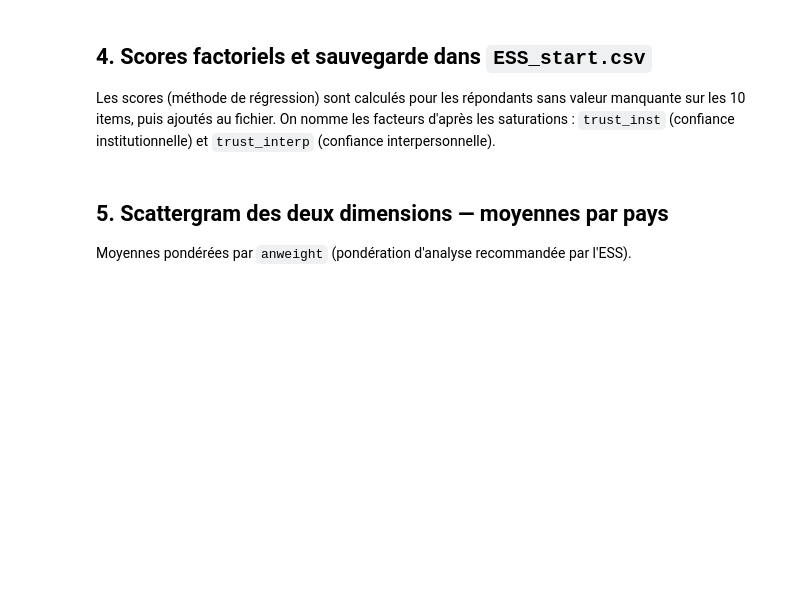
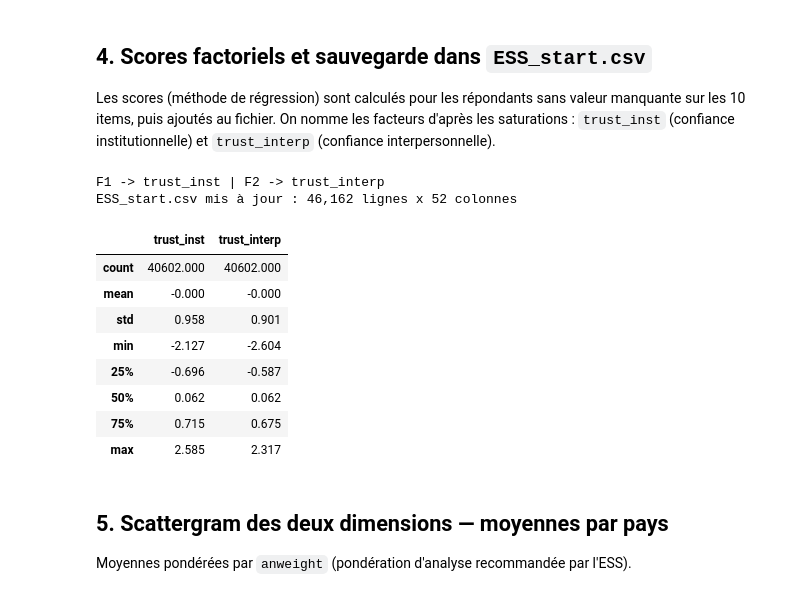
Before and after one commit to BenaventC/Master101_Nov2026, a Jupyter notebook: ESS11_confiance.ipynb, the cells around one changed output. Cells and saved outputs as stored; diff of their text form; code cells hidden in the pictures; blank space fills up the shorter version.

```diff
--- a/ESS11_confiance.ipynb
+++ b/ESS11_confiance.ipynb
@@ -36,7 +36,7 @@ from factor_analyzer.factor_analyzer import calculate_kmo, calculate_bartlett_sp
 import factor_analyzer.factor_analyzer as _fam
 _fam.check_array = _check_array
 
-df = pd.read_csv("ESS_start.csv")
+df = pd.read_csv("data/ESS_start.csv")
 
 trust_vars = [
     "ppltrst", "pplfair", "pplhlp",                       # interpersonnelle
@@ -122,20 +164,32 @@ Les scores (méthode de régression) sont calculés pour les répondants sans va
 # %%
 scores = fa.transform(X)
 
 # Identifier quel facteur est 'institutionnel' : celui qui sature le plus trstprl
 f_inst = loadings.loc["trstprl"].abs().idxmax()
 f_interp = "F2" if f_inst == "F1" else "F1"
 mapping = {f_inst: "trust_inst", f_interp: "trust_interp"}
 print(f"{f_inst} -> trust_inst | {f_interp} -> trust_interp")
 
 scores_df = pd.DataFrame(scores, index=X.index, columns=["F1", "F2"]).rename(columns=mapping)
 
 df["trust_inst"] = scores_df["trust_inst"]
 df["trust_interp"] = scores_df["trust_interp"]
 
-df.to_csv("ESS_start.csv", index=False)
+df.to_csv("data/ESS_start.csv", index=False)
 print(f"ESS_start.csv mis à jour : {df.shape[0]:,} lignes x {df.shape[1]} colonnes")
 df[["cntry", "trust_inst", "trust_interp"]].describe().round(3)
+# %% [output]
+F1 -> trust_inst | F2 -> trust_interp
+ESS_start.csv mis à jour : 46,162 lignes x 52 colonnes
+|  | trust_inst | trust_interp |
+| count | 40602.000 | 40602.000 |
+| mean | -0.000 | -0.000 |
+| std | 0.958 | 0.901 |
+| min | -2.127 | -2.604 |
+| 25% | -0.696 | -0.587 |
+| 50% | 0.062 | 0.062 |
+| 75% | 0.715 | 0.675 |
+| max | 2.585 | 2.317 |
 # %% [markdown]
 ## 5. Scattergram des deux dimensions — moyennes par pays
 
```
Also changed, not shown: parts of 7 cells of this notebook, 18 other files.
